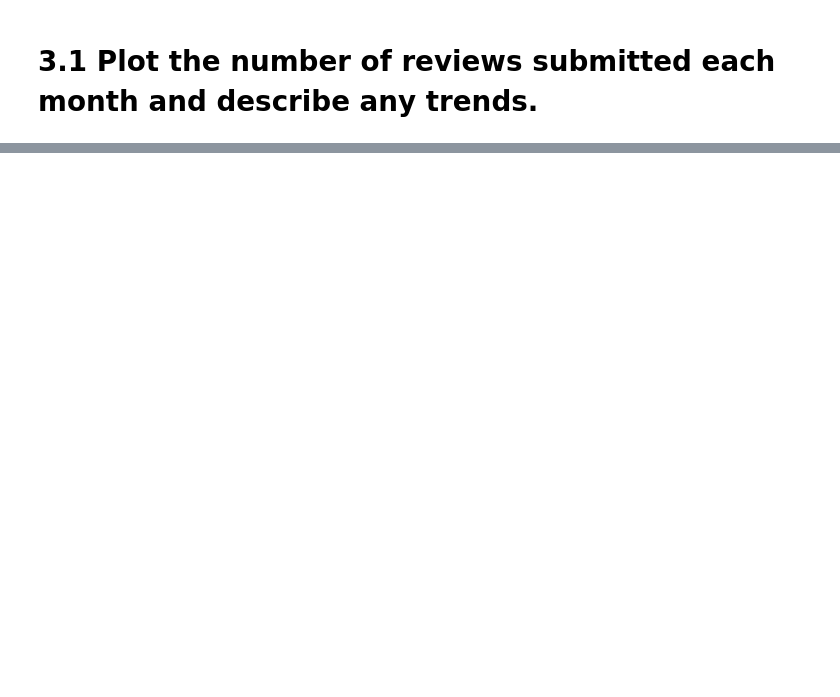
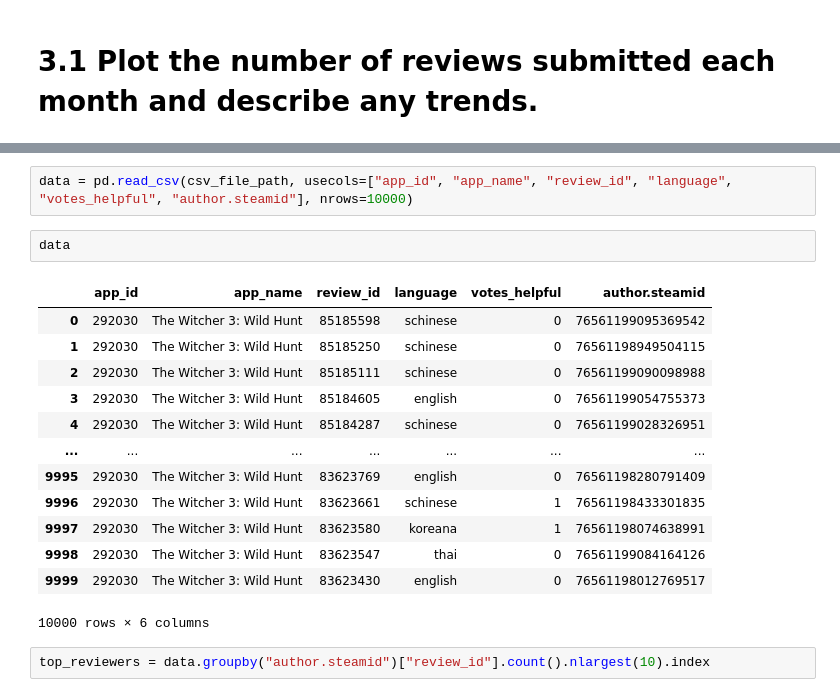
Before and after one commit to khalmatay/videogame-reviews-analysis, a Jupyter notebook: RQ3&RQ5.ipynb, the cells around one changed output, grey strips where cells are left out. Drawn from its saved outputs; the diff is of its cells as text; blank space fills up the shorter version.

```diff
--- a/RQ3&RQ5.ipynb
+++ b/RQ3&RQ5.ipynb
@@ -142,0 +491,20 @@ fig.show()
+# %%
+data = pd.read_csv(csv_file_path, usecols=["app_id", "app_name", "review_id", "language", "votes_helpful", "author.steamid"], nrows=10000)
+# %%
+data
+# %% [output]
+|  | app_id | app_name | review_id | language | votes_helpful | author.steamid |
+| 0 | 292030 | The Witcher 3: Wild Hunt | 85185598 | schinese | 0 | 76561199095369542 |
+| 1 | 292030 | The Witcher 3: Wild Hunt | 85185250 | schinese | 0 | 76561198949504115 |
+| 2 | 292030 | The Witcher 3: Wild Hunt | 85185111 | schinese | 0 | 76561199090098988 |
+| 3 | 292030 | The Witcher 3: Wild Hunt | 85184605 | english | 0 | 76561199054755373 |
+| 4 | 292030 | The Witcher 3: Wild Hunt | 85184287 | schinese | 0 | 76561199028326951 |
+| ... | ... | ... | ... | ... | ... | ... |
+| 9995 | 292030 | The Witcher 3: Wild Hunt | 83623769 | english | 0 | 76561198280791409 |
+| 9996 | 292030 | The Witcher 3: Wild Hunt | 83623661 | schinese | 1 | 76561198433301835 |
+| 9997 | 292030 | The Witcher 3: Wild Hunt | 83623580 | koreana | 1 | 76561198074638991 |
+| 9998 | 292030 | The Witcher 3: Wild Hunt | 83623547 | thai | 0 | 76561199084164126 |
+| 9999 | 292030 | The Witcher 3: Wild Hunt | 83623430 | english | 0 | 76561198012769517 |
+10000 rows × 6 columns
+# %%
+top_reviewers = data.groupby("author.steamid")["review_id"].count().nlargest(10).index
```
Also changed, not shown: parts of 63 cells of this notebook, 3 other files.
